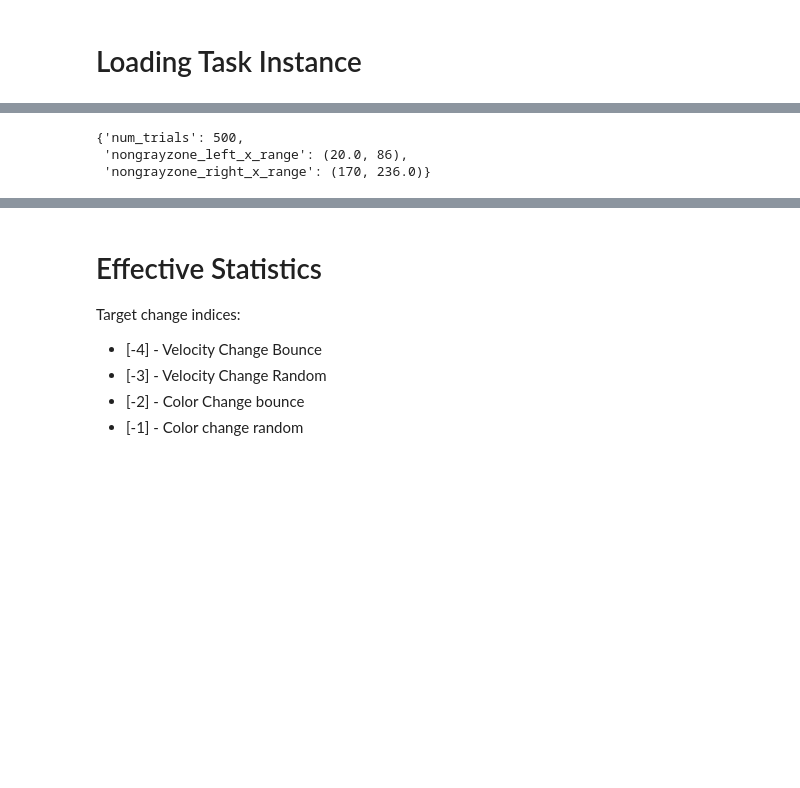
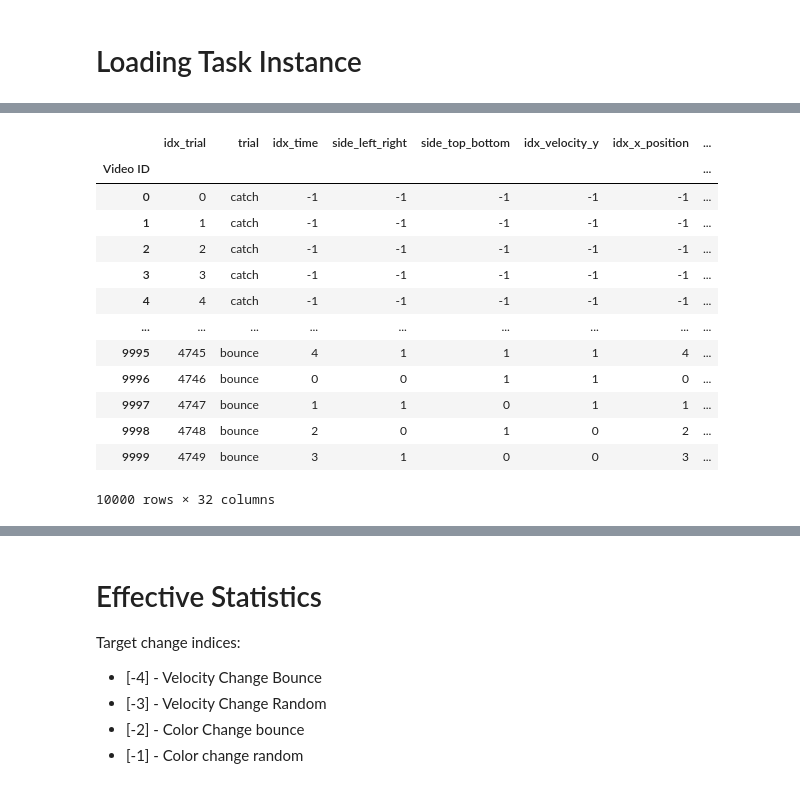
Before and after one commit to APRashedAhmed/Bouncing-Ball-Task, a Jupyter notebook: notebooks/1.0-Overall-Task-Statistics.ipynb, the cells around one changed output, grey strips where cells are left out. Cells and saved outputs as stored; diff of their text form; code cells hidden in the pictures; blank space fills up the shorter version.

```diff
--- a/notebooks/1.0-Overall-Task-Statistics.ipynb
+++ b/notebooks/1.0-Overall-Task-Statistics.ipynb
@@ -170,9 +180,20 @@ Dataset Generation Summary
-# %%
-dict_metadata["catch"]
-# %% [output]
-{'num_trials': 500,
- 'nongrayzone_left_x_range': (20.0, 86),
- 'nongrayzone_right_x_range': (170, 236.0)}
+# %%
+df_data
+# %% [output]
+|  | idx_trial | trial | idx_time | side_left_right | side_top_bottom | idx_velocity_y | idx_x_position | ... |
+| Video ID |  |  |  |  |  |  |  | ... |
+| 0 | 0 | catch | -1 | -1 | -1 | -1 | -1 | ... |
+| 1 | 1 | catch | -1 | -1 | -1 | -1 | -1 | ... |
+| 2 | 2 | catch | -1 | -1 | -1 | -1 | -1 | ... |
+| 3 | 3 | catch | -1 | -1 | -1 | -1 | -1 | ... |
+| 4 | 4 | catch | -1 | -1 | -1 | -1 | -1 | ... |
+| ... | ... | ... | ... | ... | ... | ... | ... | ... |
+| 9995 | 4745 | bounce | 4 | 1 | 1 | 1 | 4 | ... |
+| 9996 | 4746 | bounce | 0 | 0 | 1 | 1 | 0 | ... |
+| 9997 | 4747 | bounce | 1 | 1 | 0 | 1 | 1 | ... |
+| 9998 | 4748 | bounce | 2 | 0 | 1 | 0 | 2 | ... |
+| 9999 | 4749 | bounce | 3 | 1 | 0 | 0 | 3 | ... |
+10000 rows × 32 columns
 # %%
 df_data.columns
 # %% [output]
```
Also changed, not shown: parts of 6 cells of this notebook.
